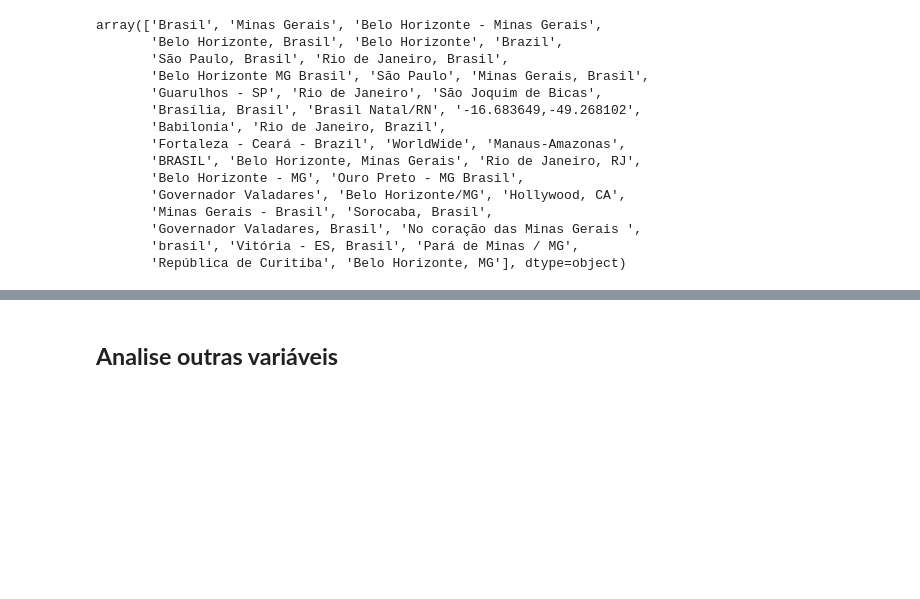
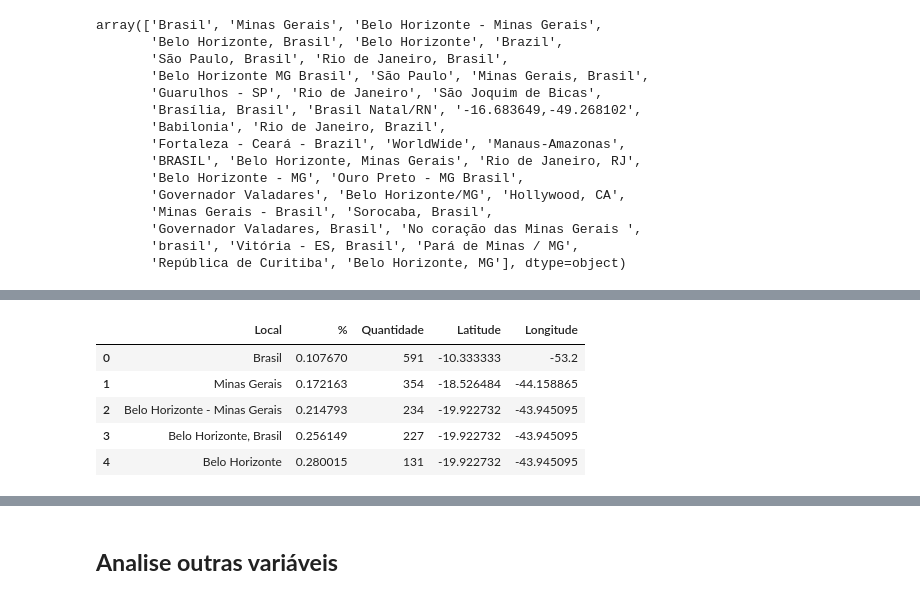
Before and after one commit to ThiagoPedrazi/MVPPuc_Sprint2, a Jupyter notebook: MVP_Sprint2B_ThiagoPedrazi.ipynb, the cells around one changed output, grey strips where cells are left out. Cells and saved outputs as stored; diff of their text form; code cells hidden in the pictures; blank space fills up the shorter version.

```diff
--- a/MVP_Sprint2B_ThiagoPedrazi.ipynb
+++ b/MVP_Sprint2B_ThiagoPedrazi.ipynb
@@ -433,3 +441,12 @@ array(['Brasil', 'Minas Gerais', 'Belo Horizonte - Minas Gerais',
+# %%
+Tab_Localizacao.head()
+# %% [output]
+|  | Local | % | Quantidade | Latitude | Longitude |
+| 0 | Brasil | 0.107670 | 591 | -10.333333 | -53.2 |
+| 1 | Minas Gerais | 0.172163 | 354 | -18.526484 | -44.158865 |
+| 2 | Belo Horizonte - Minas Gerais | 0.214793 | 234 | -19.922732 | -43.945095 |
+| 3 | Belo Horizonte, Brasil | 0.256149 | 227 | -19.922732 | -43.945095 |
+| 4 | Belo Horizonte | 0.280015 | 131 | -19.922732 | -43.945095 |
 # %%
 3 # Plot dos dados
 px.density_mapbox(
```
Also changed, not shown: parts of 12 cells of this notebook.
